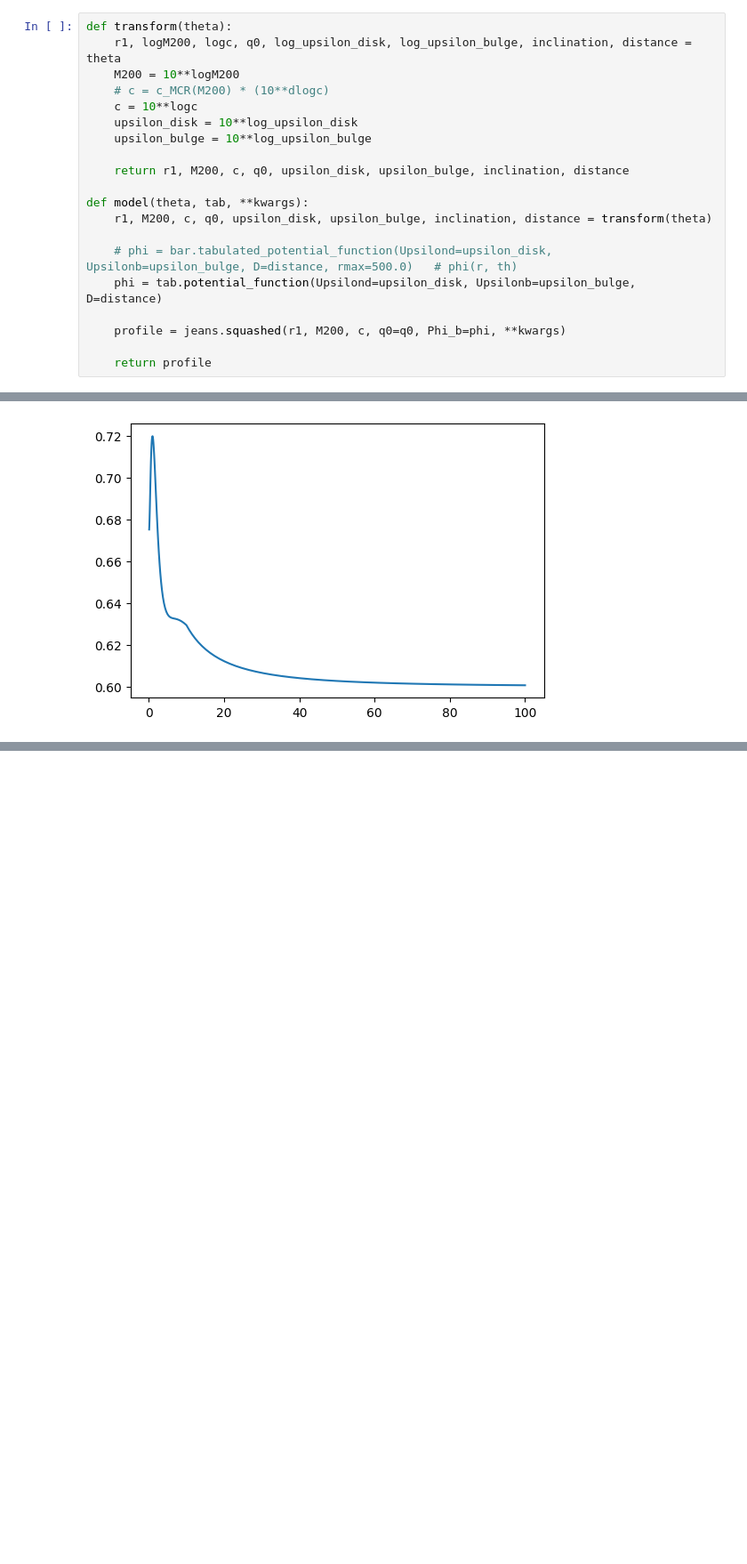
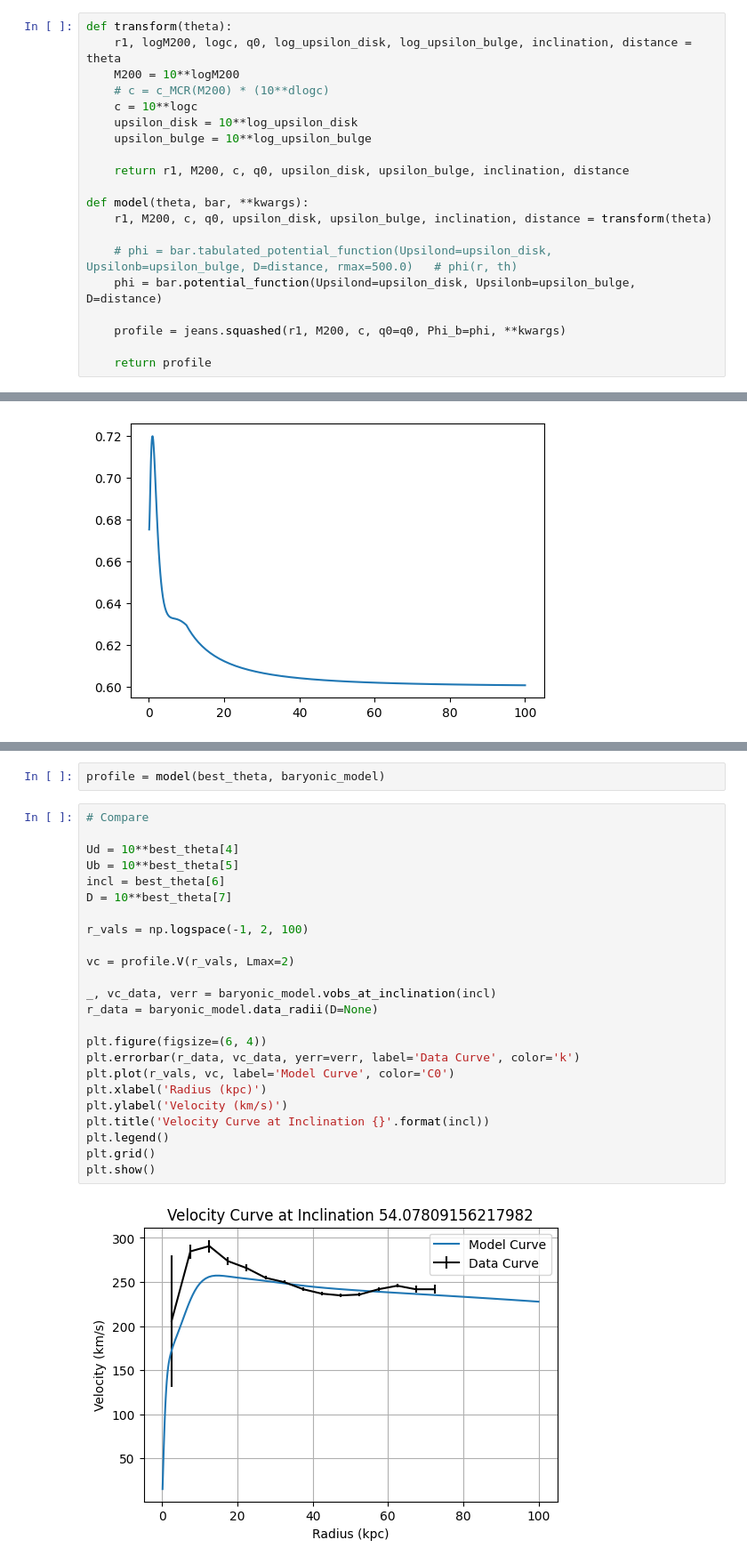
Before and after one commit to AdamSmithOrlik/sidm-rotation-curves-SPARC, a Jupyter notebook: development/surface-brightness-dev.ipynb, the cells around one changed output, grey strips where cells are left out. Shown at 89% size. Drawn from its saved outputs; the diff is of its cells as text; blank space fills up the shorter version.

```diff
--- a/development/surface-brightness-dev.ipynb
+++ b/development/surface-brightness-dev.ipynb
@@ -871,11 +882,11 @@ def transform(theta):
 
     return r1, M200, c, q0, upsilon_disk, upsilon_bulge, inclination, distance
 
-def model(theta, tab, **kwargs):
+def model(theta, bar, **kwargs):
     r1, M200, c, q0, upsilon_disk, upsilon_bulge, inclination, distance = transform(theta)
 
     # phi = bar.tabulated_potential_function(Upsilond=upsilon_disk, Upsilonb=upsilon_bulge, D=distance, rmax=500.0)   # phi(r, th)
-    phi = tab.potential_function(Upsilond=upsilon_disk, Upsilonb=upsilon_bulge, D=distance)
+    phi = bar.potential_function(Upsilond=upsilon_disk, Upsilonb=upsilon_bulge, D=distance)
 
     profile = jeans.squashed(r1, M200, c, q0=q0, Phi_b=phi, **kwargs)
 
@@ -916,0 +940,28 @@ Number of iterations: 11
+# %%
+profile = model(best_theta, baryonic_model)
+# %%
+# Compare
+
+Ud = 10**best_theta[4]
+Ub = 10**best_theta[5]
+incl = best_theta[6]
+D = 10**best_theta[7]
+
+r_vals = np.logspace(-1, 2, 100)
+
+vc = profile.V(r_vals, Lmax=2)
+
+_, vc_data, verr = baryonic_model.vobs_at_inclination(incl)
+r_data = baryonic_model.data_radii(D=None)
+
+plt.figure(figsize=(6, 4))
+plt.errorbar(r_data, vc_data, yerr=verr, label='Data Curve', color='k')
+plt.plot(r_vals, vc, label='Model Curve', color='C0')
+plt.xlabel('Radius (kpc)')
+plt.ylabel('Velocity (km/s)')
+plt.title('Velocity Curve at Inclination {}'.format(incl))
+plt.legend()
+plt.grid()
+plt.show()
+# %% [output]
+[figure, added]
```
Also changed, not shown: parts of 5 cells of this notebook, 1 other file.
